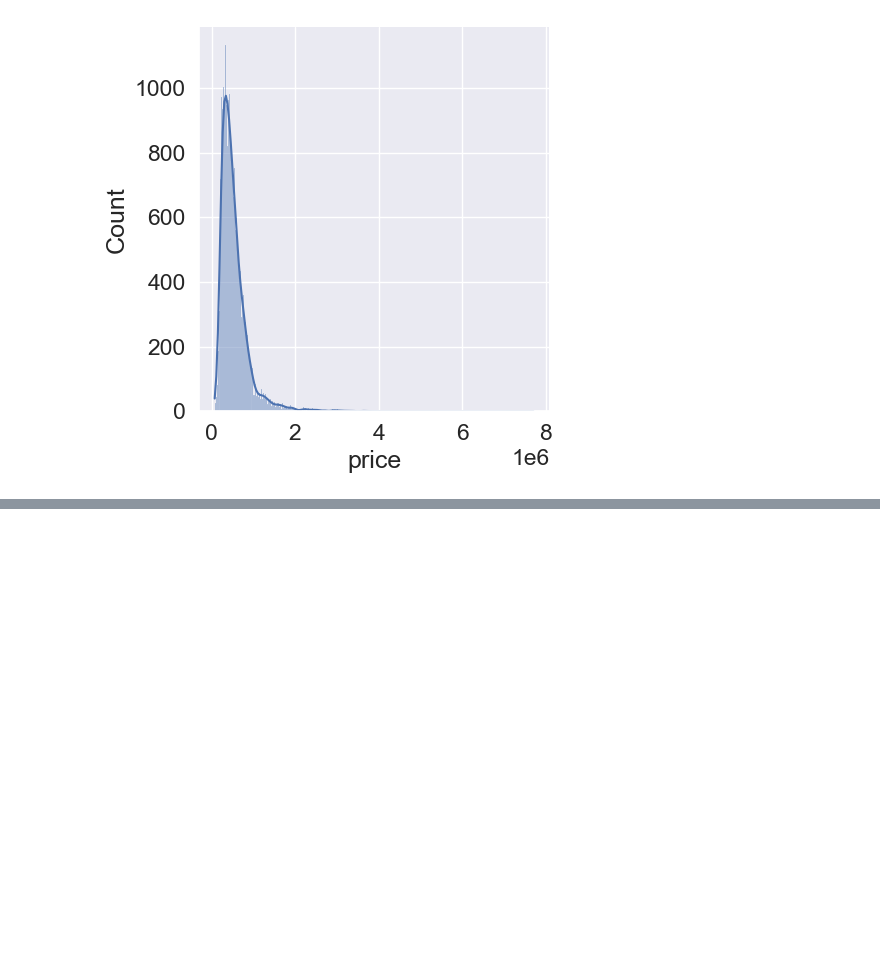
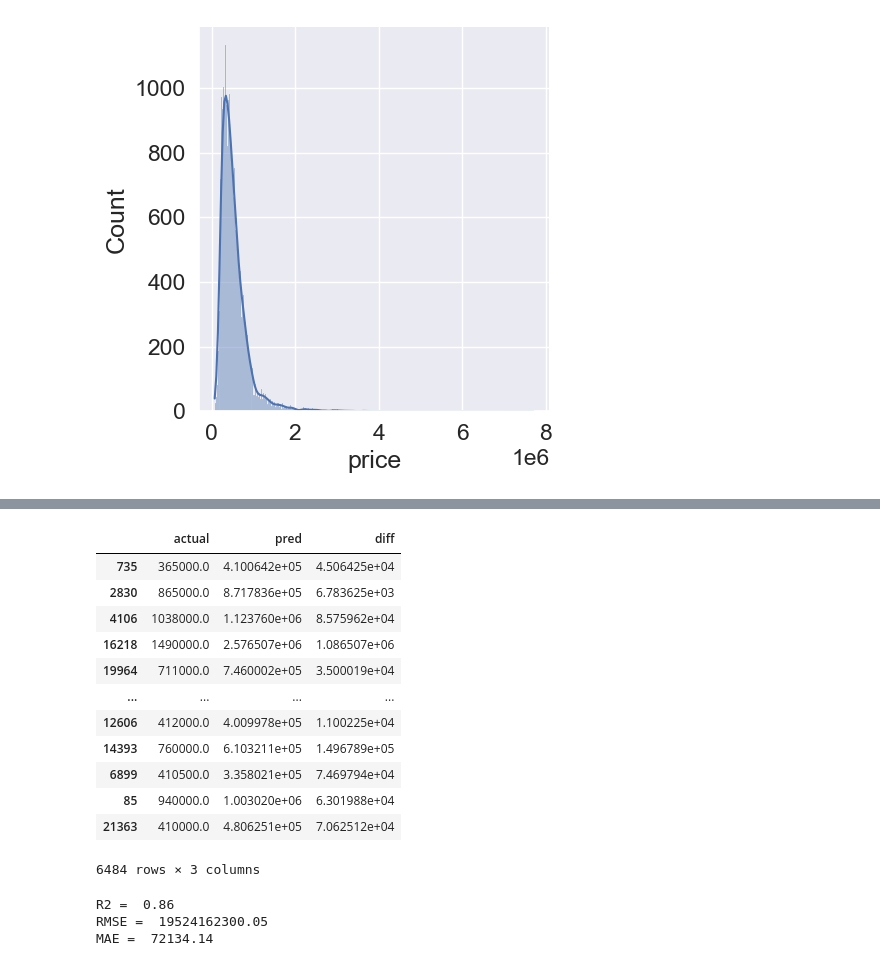
Before and after one commit to JayEm65/IronKaggle_project, a Jupyter notebook: main.ipynb, the cells around one changed output, grey strips where cells are left out. Cells and saved outputs as stored; diff of their text form; code cells hidden in the pictures; blank space fills up the shorter version.

```diff
--- a/main.ipynb
+++ b/main.ipynb
@@ -464,3 +462,23 @@ sns.displot( data=df_no_outliers["price"], kde=True )
 # %% [output]
 <seaborn.axisgrid.FacetGrid at 0x...>
 [figure]
+# %%
+#testing normalization
+from sklearn.preprocessing import MinMaxScaler
+
+scaler = MinMaxScaler()
+
+#Scaling the X
+
+X_train_scaled = scaler.fit_transform(X_train)
+
+X_test_scaled = scaler.transform(X_test)
+# %%
+#XGBRegressor
+
+import xgboost as xgb
+
+xgb_model = xgb.XGBRegressor()
+xgb_model.fit(X_train_scaled, y_train)
+
+predictions_xgb = xgb_model.predict(X_test_scaled)
@@ -466,0 +490,3 @@ sns.displot( data=df_no_outliers["price"], kde=True )
+# %%
+xgb_eval = pd.DataFrame({"actual" : y_test, "pred": predictions_xgb})
+xgb_eval
@@ -466,0 +507,32 @@ sns.displot( data=df_no_outliers["price"], kde=True )
+# %%
+xgb_eval['diff'] = abs(xgb_eval['actual'] - xgb_eval['pred'])
+xgb_eval
+# %% [output]
+|  | actual | pred | diff |
+| 735 | 365000.0 | 4.100642e+05 | 4.506425e+04 |
+| 2830 | 865000.0 | 8.717836e+05 | 6.783625e+03 |
+| 4106 | 1038000.0 | 1.123760e+06 | 8.575962e+04 |
+| 16218 | 1490000.0 | 2.576507e+06 | 1.086507e+06 |
+| 19964 | 711000.0 | 7.460002e+05 | 3.500019e+04 |
+| ... | ... | ... | ... |
+| 12606 | 412000.0 | 4.009978e+05 | 1.100225e+04 |
+| 14393 | 760000.0 | 6.103211e+05 | 1.496789e+05 |
+| 6899 | 410500.0 | 3.358021e+05 | 7.469794e+04 |
+| 85 | 940000.0 | 1.003020e+06 | 6.301988e+04 |
+| 21363 | 410000.0 | 4.806251e+05 | 7.062512e+04 |
+6484 rows × 3 columns
+# %%
+#metrics of the baseline model
+
+r2_xgb= r2_score(y_test, predictions_xgb)
+RMSE_xgb = mean_squared_error(y_test, predictions_xgb)
+MAE_xgb = mean_absolute_error(y_test, predictions_xgb)
+
+#Printing the results
+print("R2 = ", round(r2_xgb, 2))
+print("RMSE = ", round(RMSE_xgb, 2))
+print("MAE = ", round(MAE_xgb, 2))
+# %% [output]
+R2 =  0.86
+RMSE =  19524162300.05
+MAE =  72134.14
```
Also changed, not shown: parts of 6 cells of this notebook.
